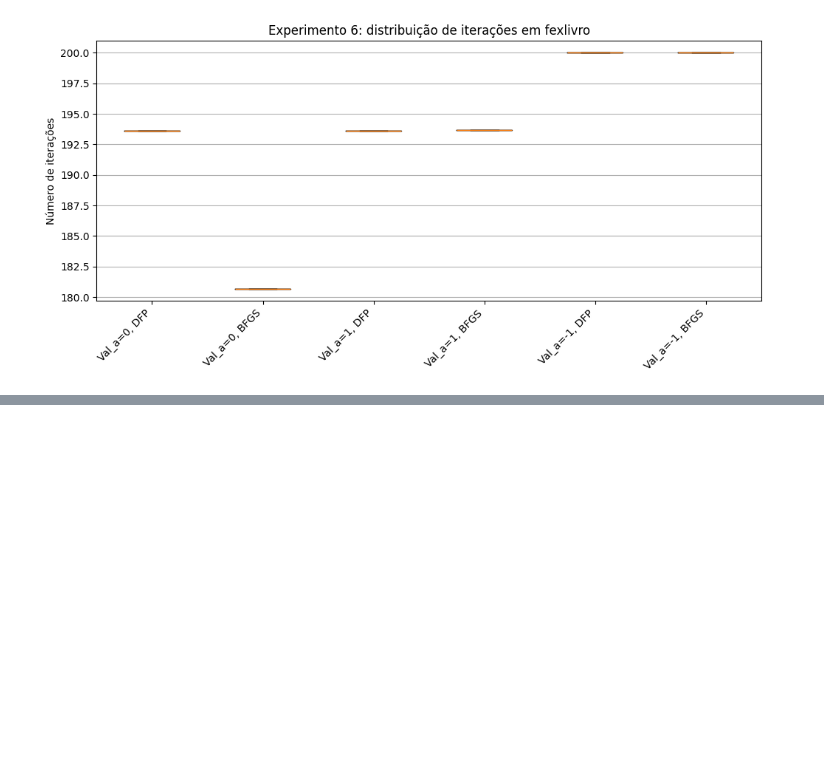
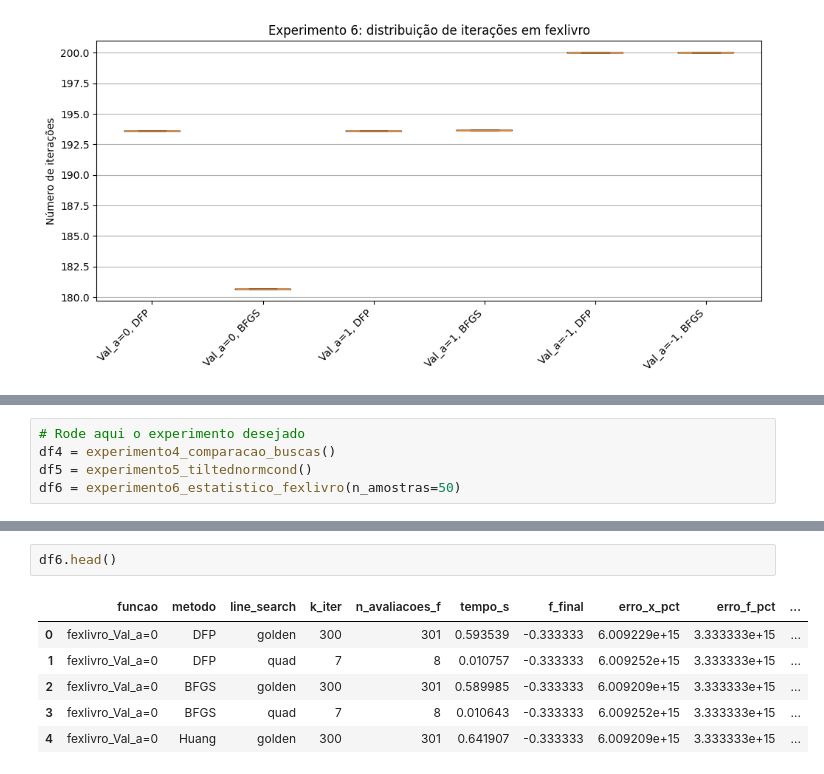
Before and after one commit to antonioanunciacao/otimizacao_eng_eletrica, a Jupyter notebook: TP3_otimizacao_eng_eletrica.ipynb, the cells around one changed output, grey strips where cells are left out. Saved outputs shown, nothing was run; the diff lists cells and outputs as text; blank space fills up the shorter version.

```diff
--- a/TP3_otimizacao_eng_eletrica.ipynb
+++ b/TP3_otimizacao_eng_eletrica.ipynb
@@ -1967,0 +2852,5 @@ resultados
+# %%
+# Rode aqui o experimento desejado
+df4 = experimento4_comparacao_buscas()
+df5 = experimento5_tiltednormcond()
+df6 = experimento6_estatistico_fexlivro(n_amostras=50)
@@ -1967,0 +2875,9 @@ resultados
+# %%
+df6.head()
+# %% [output]
+|  | funcao | metodo | line_search | k_iter | n_avaliacoes_f | tempo_s | f_final | erro_x_pct | erro_f_pct | ... |
+| 0 | fexlivro_Val_a=0 | DFP | golden | 300 | 301 | 0.593539 | -0.333333 | 6.009229e+15 | 3.333333e+15 | ... |
+| 1 | fexlivro_Val_a=0 | DFP | quad | 7 | 8 | 0.010757 | -0.333333 | 6.009252e+15 | 3.333333e+15 | ... |
+| 2 | fexlivro_Val_a=0 | BFGS | golden | 300 | 301 | 0.589985 | -0.333333 | 6.009209e+15 | 3.333333e+15 | ... |
+| 3 | fexlivro_Val_a=0 | BFGS | quad | 7 | 8 | 0.010643 | -0.333333 | 6.009252e+15 | 3.333333e+15 | ... |
+| 4 | fexlivro_Val_a=0 | Huang | golden | 300 | 301 | 0.641907 | -0.333333 | 6.009209e+15 | 3.333333e+15 | ... |
```
Also changed, not shown: parts of 22 cells of this notebook.
